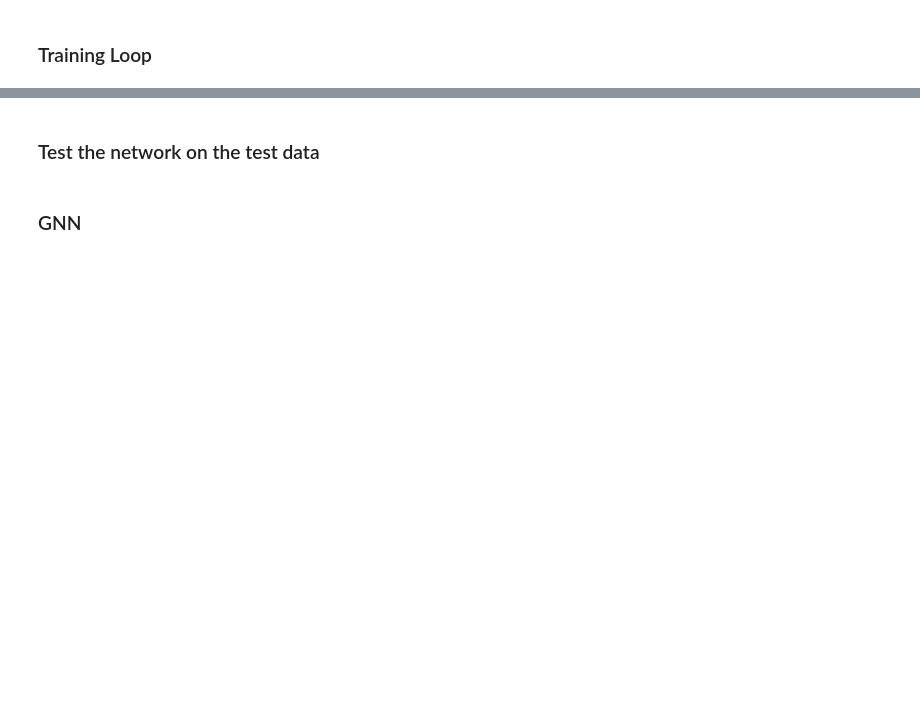
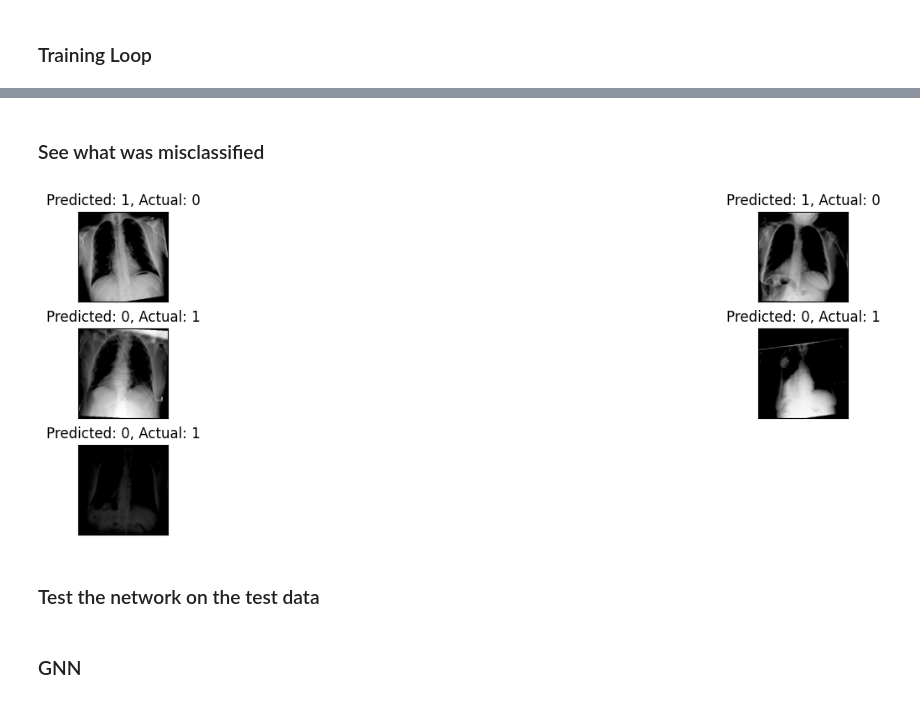
Before and after one commit to ChngJeremy/CSC3009-Assignment, a Jupyter notebook: Updated_Assignment.ipynb, the cells around one changed output, grey strips where cells are left out. Cells and saved outputs as stored; diff of their text form; code cells hidden in the pictures; blank space fills up the shorter version.

```diff
--- a/Updated_Assignment.ipynb
+++ b/Updated_Assignment.ipynb
@@ -709,3 +795,51 @@ plt.show()
+# %% [markdown]
+### See what was misclassified
+# %%
+# Initialize lists to hold images, predictions and labels
+incorrect_imgs = []
+incorrect_labels = []
+incorrect_preds = []
+
+# Move through the entire test dataset
+for images, labels in test_dataloader:
+    # Move model inputs to cuda, if GPU available
+    if torch.cuda.is_available():
+        images = images.cuda()
+
+    # Get sample outputs
+    output = net(images)
+
+    # Convert output probabilities to predicted class
+    _, preds_tensor = torch.max(output, 1)
+    preds = np.squeeze(preds_tensor.cpu().numpy())
+
+    # Check which indices are incorrect
+    incorrect_idx = np.where(preds != labels.cpu().numpy())[0]
+
+    # Append the incorrect images, labels and predictions to the respective lists
+    incorrect_imgs.extend(images[incorrect_idx].cpu())
+    incorrect_labels.extend(labels[incorrect_idx].cpu().numpy())
+    incorrect_preds.extend(preds[incorrect_idx])
+
+# Convert the lists to numpy arrays for easier handling
+incorrect_imgs = [img.numpy() for img in incorrect_imgs]
+incorrect_labels = np.array(incorrect_labels)
+incorrect_preds = np.array(incorrect_preds)
+
+# Plot the misclassified images
+fig = plt.figure(figsize=(20, 5))  # Adjust figure size here
+plt.subplots_adjust(wspace=0.1, hspace=0.3)  # Adjust space between subplots here
+
+for idx in range(len(incorrect_imgs)):
+    ax = fig.add_subplot(3, len(incorrect_imgs) // 2, idx+1, xticks=[], yticks=[])
+    img = incorrect_imgs[idx]
+    img = img.transpose(1, 2, 0)  # Reshape images
+    ax.imshow(np.clip(img, 0, 1), cmap='gray')
+    ax.set_title(f"Predicted: {incorrect_preds[idx]}, Actual: {incorrect_labels[idx]}")
+
+plt.show()
+# %% [output]
+[figure, added]
 # %% [markdown]
 ### Test the network on the test data
 # %%
```
Also changed, not shown: parts of 22 cells of this notebook.
